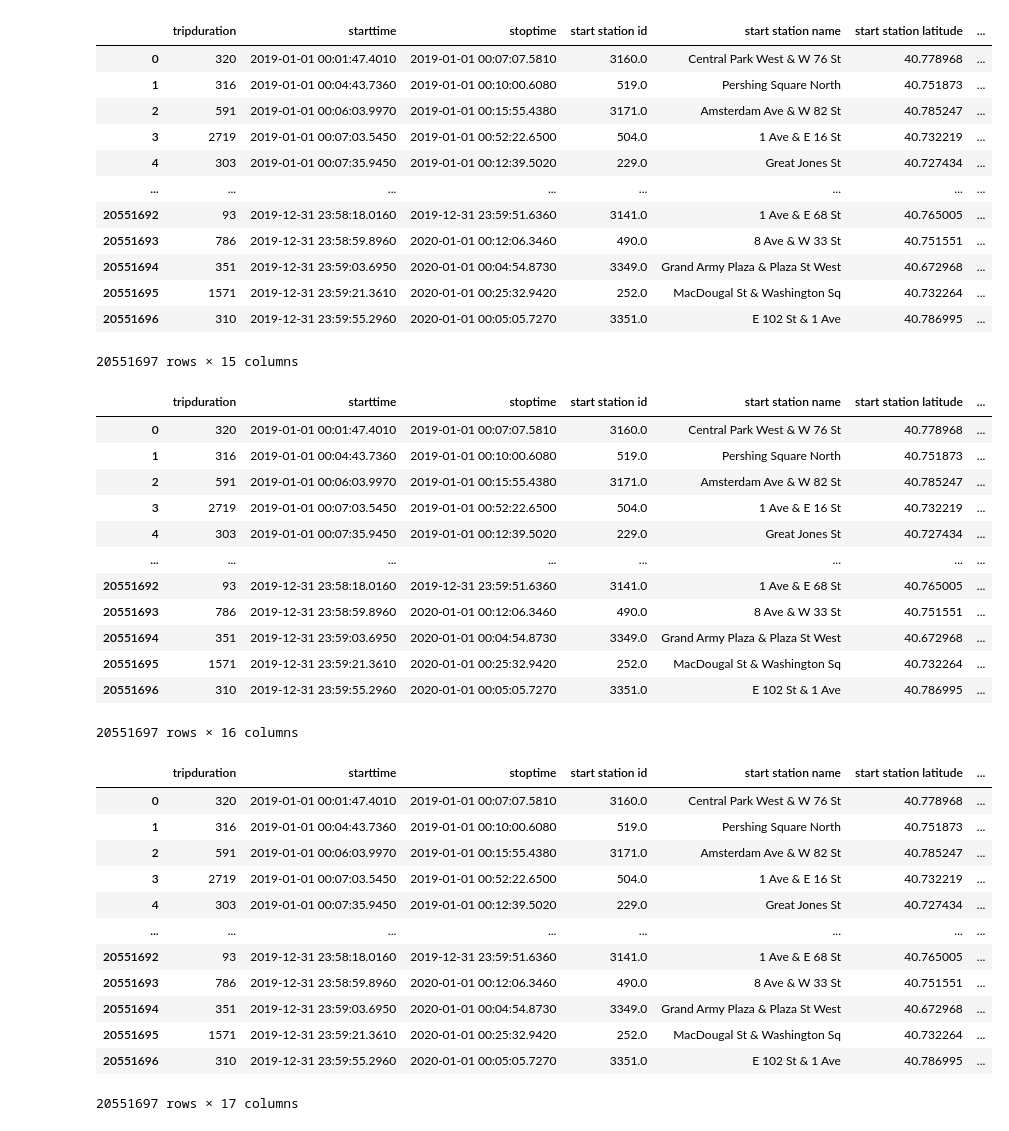
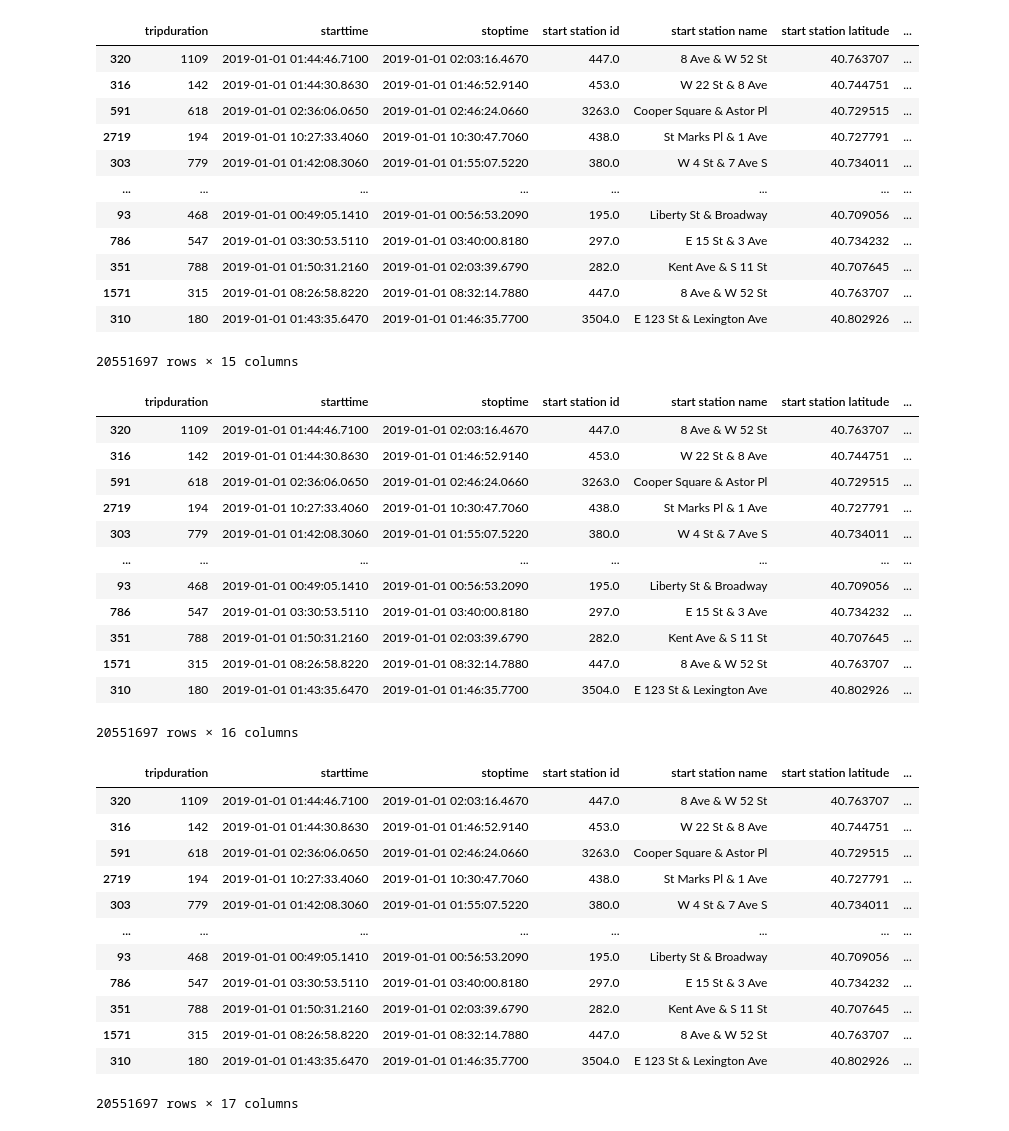
Before and after one commit to RU-Data-Science-GroupThree/NYC-CitiBike_Analysis, a Jupyter notebook: Evan S/DemographicBreakdown.ipynb, the cells around one changed output. Drawn from its saved outputs; the diff is of its cells as text; code cells hidden in the pictures.

Commit message:
Update to Demographic Table

```diff
--- a/Evan S/DemographicBreakdown.ipynb
+++ b/Evan S/DemographicBreakdown.ipynb
@@ -16,56 +16,57 @@ Nov_19 = pd.read_csv("../data/201911-citibike-tripdata.csv")
 Dec_19 = pd.read_csv("../data/201912-citibike-tripdata.csv")
 # %%
 Year_Agg = pd.concat([Jan_19, Feb_19, Mar_19, Apr_19, May_19, Jun_19, Jul_19, Aug_19, Sep_19, Oct_19, Nov_19, Dec_19], ignore_index = True)
+Year_Agg = Year_Agg.loc[Year_Agg['tripduration']]
 Year_Agg
 # %% [output]
 |  | tripduration | starttime | stoptime | start station id | start station name | start station latitude | ... |
-| 0 | 320 | 2019-01-01 00:01:47.4010 | 2019-01-01 00:07:07.5810 | 3160.0 | Central Park West & W 76 St | 40.778968 | ... |
-| 1 | 316 | 2019-01-01 00:04:43.7360 | 2019-01-01 00:10:00.6080 | 519.0 | Pershing Square North | 40.751873 | ... |
-| 2 | 591 | 2019-01-01 00:06:03.9970 | 2019-01-01 00:15:55.4380 | 3171.0 | Amsterdam Ave & W 82 St | 40.785247 | ... |
-| 3 | 2719 | 2019-01-01 00:07:03.5450 | 2019-01-01 00:52:22.6500 | 504.0 | 1 Ave & E 16 St | 40.732219 | ... |
-| 4 | 303 | 2019-01-01 00:07:35.9450 | 2019-01-01 00:12:39.5020 | 229.0 | Great Jones St | 40.727434 | ... |
+| 320 | 1109 | 2019-01-01 01:44:46.7100 | 2019-01-01 02:03:16.4670 | 447.0 | 8 Ave & W 52 St | 40.763707 | ... |
+| 316 | 142 | 2019-01-01 01:44:30.8630 | 2019-01-01 01:46:52.9140 | 453.0 | W 22 St & 8 Ave | 40.744751 | ... |
+| 591 | 618 | 2019-01-01 02:36:06.0650 | 2019-01-01 02:46:24.0660 | 3263.0 | Cooper Square & Astor Pl | 40.729515 | ... |
+| 2719 | 194 | 2019-01-01 10:27:33.4060 | 2019-01-01 10:30:47.7060 | 438.0 | St Marks Pl & 1 Ave | 40.727791 | ... |
+| 303 | 779 | 2019-01-01 01:42:08.3060 | 2019-01-01 01:55:07.5220 | 380.0 | W 4 St & 7 Ave S | 40.734011 | ... |
 | ... | ... | ... | ... | ... | ... | ... | ... |
-| 20551692 | 93 | 2019-12-31 23:58:18.0160 | 2019-12-31 23:59:51.6360 | 3141.0 | 1 Ave & E 68 St | 40.765005 | ... |
-| 20551693 | 786 | 2019-12-31 23:58:59.8960 | 2020-01-01 00:12:06.3460 | 490.0 | 8 Ave & W 33 St | 40.751551 | ... |
-| 20551694 | 351 | 2019-12-31 23:59:03.6950 | 2020-01-01 00:04:54.8730 | 3349.0 | Grand Army Plaza & Plaza St West | 40.672968 | ... |
-| 20551695 | 1571 | 2019-12-31 23:59:21.3610 | 2020-01-01 00:25:32.9420 | 252.0 | MacDougal St & Washington Sq | 40.732264 | ... |
-| 20551696 | 310 | 2019-12-31 23:59:55.2960 | 2020-01-01 00:05:05.7270 | 3351.0 | E 102 St & 1 Ave | 40.786995 | ... |
+| 93 | 468 | 2019-01-01 00:49:05.1410 | 2019-01-01 00:56:53.2090 | 195.0 | Liberty St & Broadway | 40.709056 | ... |
+| 786 | 547 | 2019-01-01 03:30:53.5110 | 2019-01-01 03:40:00.8180 | 297.0 | E 15 St & 3 Ave | 40.734232 | ... |
+| 351 | 788 | 2019-01-01 01:50:31.2160 | 2019-01-01 02:03:39.6790 | 282.0 | Kent Ave & S 11 St | 40.707645 | ... |
+| 1571 | 315 | 2019-01-01 08:26:58.8220 | 2019-01-01 08:32:14.7880 | 447.0 | 8 Ave & W 52 St | 40.763707 | ... |
+| 310 | 180 | 2019-01-01 01:43:35.6470 | 2019-01-01 01:46:35.7700 | 3504.0 | E 123 St & Lexington Ave | 40.802926 | ... |
 20551697 rows × 15 columns
 # %%
 Year_Agg['Age'] = date.today().year - Year_Agg['birth year']
 Year_Agg
 # %% [output]
 |  | tripduration | starttime | stoptime | start station id | start station name | start station latitude | ... |
-| 0 | 320 | 2019-01-01 00:01:47.4010 | 2019-01-01 00:07:07.5810 | 3160.0 | Central Park West & W 76 St | 40.778968 | ... |
-| 1 | 316 | 2019-01-01 00:04:43.7360 | 2019-01-01 00:10:00.6080 | 519.0 | Pershing Square North | 40.751873 | ... |
-| 2 | 591 | 2019-01-01 00:06:03.9970 | 2019-01-01 00:15:55.4380 | 3171.0 | Amsterdam Ave & W 82 St | 40.785247 | ... |
-| 3 | 2719 | 2019-01-01 00:07:03.5450 | 2019-01-01 00:52:22.6500 | 504.0 | 1 Ave & E 16 St | 40.732219 | ... |
-| 4 | 303 | 2019-01-01 00:07:35.9450 | 2019-01-01 00:12:39.5020 | 229.0 | Great Jones St | 40.727434 | ... |
+| 320 | 1109 | 2019-01-01 01:44:46.7100 | 2019-01-01 02:03:16.4670 | 447.0 | 8 Ave & W 52 St | 40.763707 | ... |
+| 316 | 142 | 2019-01-01 01:44:30.8630 | 2019-01-01 01:46:52.9140 | 453.0 | W 22 St & 8 Ave | 40.744751 | ... |
+| 591 | 618 | 2019-01-01 02:36:06.0650 | 2019-01-01 02:46:24.0660 | 3263.0 | Cooper Square & Astor Pl | 40.729515 | ... |
+| 2719 | 194 | 2019-01-01 10:27:33.4060 | 2019-01-01 10:30:47.7060 | 438.0 | St Marks Pl & 1 Ave | 40.727791 | ... |
+| 303 | 779 | 2019-01-01 01:42:08.3060 | 2019-01-01 01:55:07.5220 | 380.0 | W 4 St & 7 Ave S | 40.734011 | ... |
 | ... | ... | ... | ... | ... | ... | ... | ... |
-| 20551692 | 93 | 2019-12-31 23:58:18.0160 | 2019-12-31 23:59:51.6360 | 3141.0 | 1 Ave & E 68 St | 40.765005 | ... |
-| 20551693 | 786 | 2019-12-31 23:58:59.8960 | 2020-01-01 00:12:06.3460 | 490.0 | 8 Ave & W 33 St | 40.751551 | ... |
-| 20551694 | 351 | 2019-12-31 23:59:03.6950 | 2020-01-01 00:04:54.8730 | 3349.0 | Grand Army Plaza & Plaza St West | 40.672968 | ... |
-| 20551695 | 1571 | 2019-12-31 23:59:21.3610 | 2020-01-01 00:25:32.9420 | 252.0 | MacDougal St & Washington Sq | 40.732264 | ... |
-| 20551696 | 310 | 2019-12-31 23:59:55.2960 | 2020-01-01 00:05:05.7270 | 3351.0 | E 102 St & 1 Ave | 40.786995 | ... |
+| 93 | 468 | 2019-01-01 00:49:05.1410 | 2019-01-01 00:56:53.2090 | 195.0 | Liberty St & Broadway | 40.709056 | ... |
+| 786 | 547 | 2019-01-01 03:30:53.5110 | 2019-01-01 03:40:00.8180 | 297.0 | E 15 St & 3 Ave | 40.734232 | ... |
+| 351 | 788 | 2019-01-01 01:50:31.2160 | 2019-01-01 02:03:39.6790 | 282.0 | Kent Ave & S 11 St | 40.707645 | ... |
+| 1571 | 315 | 2019-01-01 08:26:58.8220 | 2019-01-01 08:32:14.7880 | 447.0 | 8 Ave & W 52 St | 40.763707 | ... |
+| 310 | 180 | 2019-01-01 01:43:35.6470 | 2019-01-01 01:46:35.7700 | 3504.0 | E 123 St & Lexington Ave | 40.802926 | ... |
 20551697 rows × 16 columns
 # %%
 youngest = min(Year_Agg['Age'])
 oldest = max(Year_Agg['Age'])
-bin_list = [17, 25, 35, 45, 55, 65, oldest]
+bin_list = [youngest, 25, 35, 45, 55, 65, oldest]
 my_group_names = ["17-24","25-34","35-44","45-54","55-64","65+"]
 Year_Agg["Age Group"] = pd.cut(Year_Agg["Age"],bin_list, labels = my_group_names, include_lowest = True)
 Year_Agg
 # %% [output]
 |  | tripduration | starttime | stoptime | start station id | start station name | start station latitude | ... |
-| 0 | 320 | 2019-01-01 00:01:47.4010 | 2019-01-01 00:07:07.5810 | 3160.0 | Central Park West & W 76 St | 40.778968 | ... |
-| 1 | 316 | 2019-01-01 00:04:43.7360 | 2019-01-01 00:10:00.6080 | 519.0 | Pershing Square North | 40.751873 | ... |
-| 2 | 591 | 2019-01-01 00:06:03.9970 | 2019-01-01 00:15:55.4380 | 3171.0 | Amsterdam Ave & W 82 St | 40.785247 | ... |
-| 3 | 2719 | 2019-01-01 00:07:03.5450 | 2019-01-01 00:52:22.6500 | 504.0 | 1 Ave & E 16 St | 40.732219 | ... |
-| 4 | 303 | 2019-01-01 00:07:35.9450 | 2019-01-01 00:12:39.5020 | 229.0 | Great Jones St | 40.727434 | ... |
+| 320 | 1109 | 2019-01-01 01:44:46.7100 | 2019-01-01 02:03:16.4670 | 447.0 | 8 Ave & W 52 St | 40.763707 | ... |
+| 316 | 142 | 2019-01-01 01:44:30.8630 | 2019-01-01 01:46:52.9140 | 453.0 | W 22 St & 8 Ave | 40.744751 | ... |
+| 591 | 618 | 2019-01-01 02:36:06.0650 | 2019-01-01 02:46:24.0660 | 3263.0 | Cooper Square & Astor Pl | 40.729515 | ... |
+| 2719 | 194 | 2019-01-01 10:27:33.4060 | 2019-01-01 10:30:47.7060 | 438.0 | St Marks Pl & 1 Ave | 40.727791 | ... |
+| 303 | 779 | 2019-01-01 01:42:08.3060 | 2019-01-01 01:55:07.5220 | 380.0 | W 4 St & 7 Ave S | 40.734011 | ... |
 | ... | ... | ... | ... | ... | ... | ... | ... |
-| 20551692 | 93 | 2019-12-31 23:58:18.0160 | 2019-12-31 23:59:51.6360 | 3141.0 | 1 Ave & E 68 St | 40.765005 | ... |
-| 20551693 | 786 | 2019-12-31 23:58:59.8960 | 2020-01-01 00:12:06.3460 | 490.0 | 8 Ave & W 33 St | 40.751551 | ... |
-| 20551694 | 351 | 2019-12-31 23:59:03.6950 | 2020-01-01 00:04:54.8730 | 3349.0 | Grand Army Plaza & Plaza St West | 40.672968 | ... |
-| 20551695 | 1571 | 2019-12-31 23:59:21.3610 | 2020-01-01 00:25:32.9420 | 252.0 | MacDougal St & Washington Sq | 40.732264 | ... |
-| 20551696 | 310 | 2019-12-31 23:59:55.2960 | 2020-01-01 00:05:05.7270 | 3351.0 | E 102 St & 1 Ave | 40.786995 | ... |
+| 93 | 468 | 2019-01-01 00:49:05.1410 | 2019-01-01 00:56:53.2090 | 195.0 | Liberty St & Broadway | 40.709056 | ... |
+| 786 | 547 | 2019-01-01 03:30:53.5110 | 2019-01-01 03:40:00.8180 | 297.0 | E 15 St & 3 Ave | 40.734232 | ... |
+| 351 | 788 | 2019-01-01 01:50:31.2160 | 2019-01-01 02:03:39.6790 | 282.0 | Kent Ave & S 11 St | 40.707645 | ... |
+| 1571 | 315 | 2019-01-01 08:26:58.8220 | 2019-01-01 08:32:14.7880 | 447.0 | 8 Ave & W 52 St | 40.763707 | ... |
+| 310 | 180 | 2019-01-01 01:43:35.6470 | 2019-01-01 01:46:35.7700 | 3504.0 | E 123 St & Lexington Ave | 40.802926 | ... |
 20551697 rows × 17 columns
```
Also changed, not shown: parts of 5 cells of this notebook.
